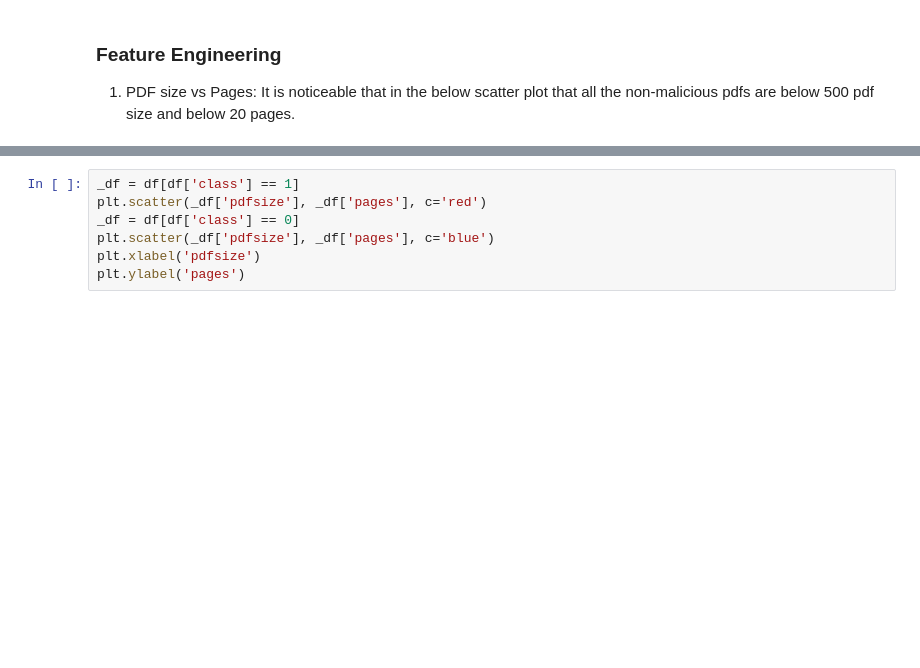
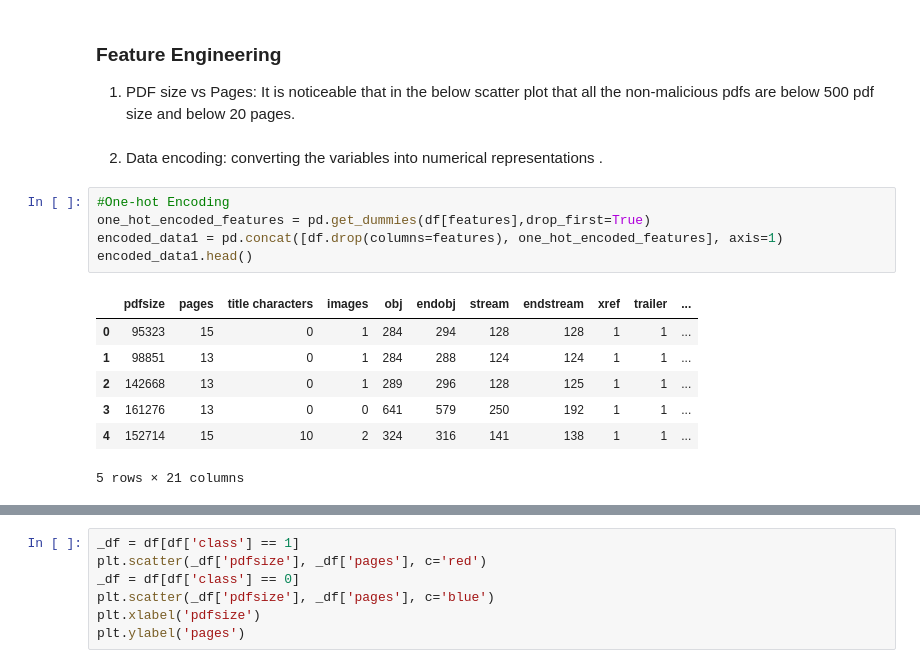
Before and after one commit to MariaMitk/AI_Project2, a Jupyter notebook: Code.ipynb, the cells around one changed output, grey strips where cells are left out. Cells and saved outputs as stored; diff of their text form; blank space fills up the shorter version.

Commit message:
encoding added

```diff
--- a/Code.ipynb
+++ b/Code.ipynb
@@ -122,3 +115,18 @@ IndexError: index 24 is out of bounds for axis 0 with size 24
 # %% [markdown]
 ### Feature Engineering
 1. PDF size vs Pages: It is noticeable that in the below scatter plot that all the non-malicious pdfs are below 500 pdf size and below 20 pages.
+# %% [markdown]
+2. Data encoding: converting the variables into numerical representations .
+# %%
+#One-hot Encoding
+one_hot_encoded_features = pd.get_dummies(df[features],drop_first=True)
+encoded_data1 = pd.concat([df.drop(columns=features), one_hot_encoded_features], axis=1)
+encoded_data1.head()
+# %% [output]
+|  | pdfsize | pages | title characters | images | obj | endobj | stream | endstream | xref | trailer | ... |
+| 0 | 95323 | 15 | 0 | 1 | 284 | 294 | 128 | 128 | 1 | 1 | ... |
+| 1 | 98851 | 13 | 0 | 1 | 284 | 288 | 124 | 124 | 1 | 1 | ... |
+| 2 | 142668 | 13 | 0 | 1 | 289 | 296 | 128 | 125 | 1 | 1 | ... |
+| 3 | 161276 | 13 | 0 | 0 | 641 | 579 | 250 | 192 | 1 | 1 | ... |
+| 4 | 152714 | 15 | 10 | 2 | 324 | 316 | 141 | 138 | 1 | 1 | ... |
+5 rows × 21 columns
```
Also changed, not shown: parts of 8 cells of this notebook.
